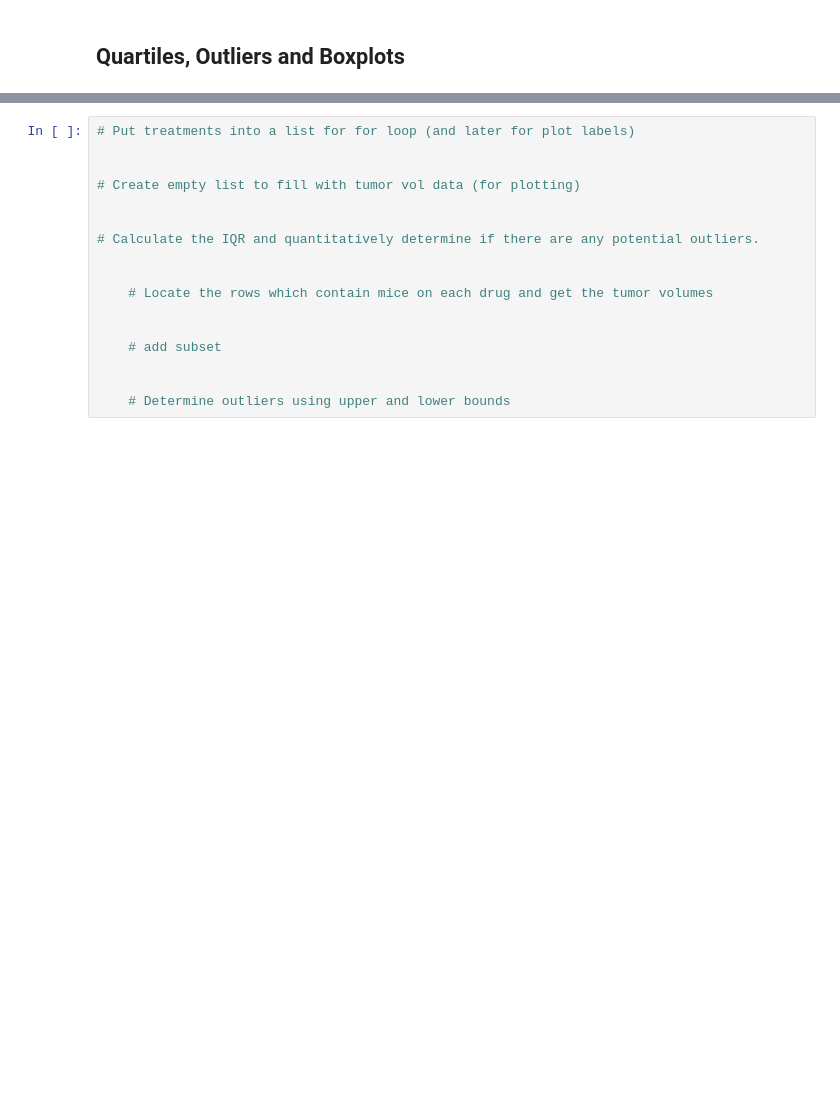
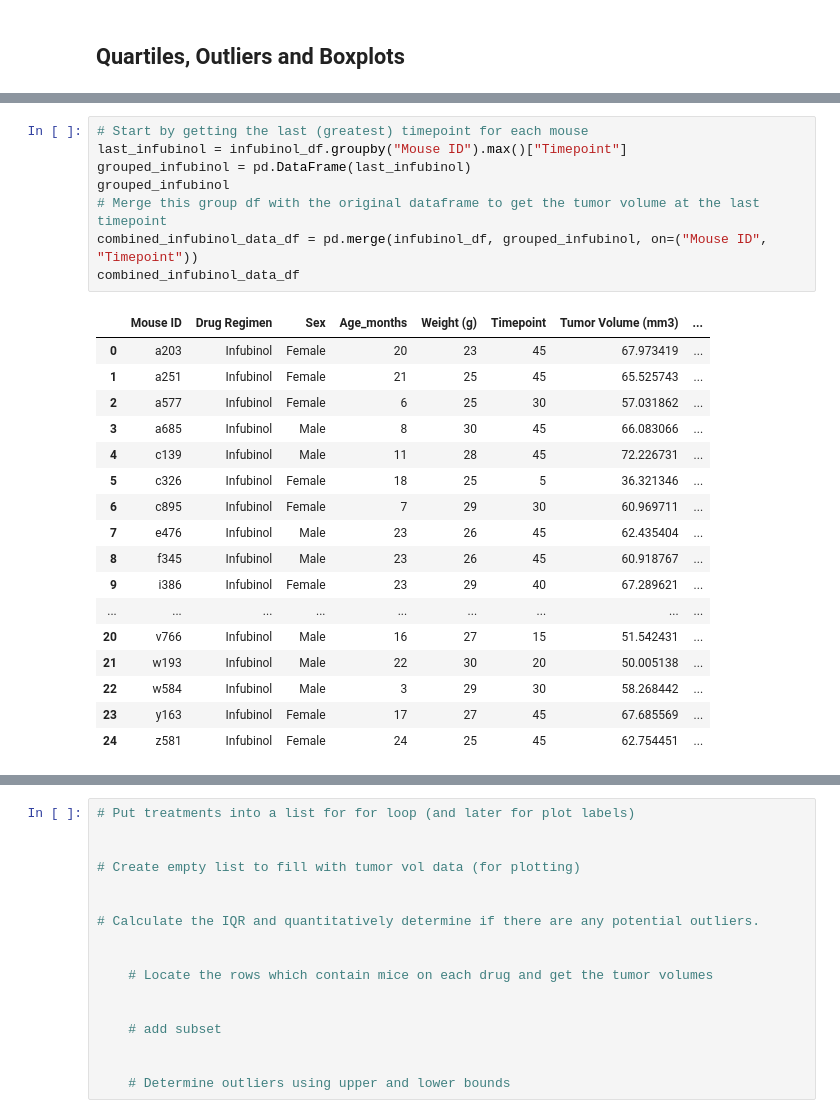
Before and after one commit to nicpie-bit/Mouse-Tumor-Analysis-Matplotlib, a Jupyter notebook: PowerOfPlots/pymaceuticals_starter.ipynb, the cells around one changed output, grey strips where cells are left out. Drawn from its saved outputs; the diff is of its cells as text; blank space fills up the shorter version.

```diff
--- a/PowerOfPlots/pymaceuticals_starter.ipynb
+++ b/PowerOfPlots/pymaceuticals_starter.ipynb
@@ -257,3 +268,29 @@ combined_capomulin_data_df
+# %%
+# Start by getting the last (greatest) timepoint for each mouse
+last_infubinol = infubinol_df.groupby("Mouse ID").max()["Timepoint"]
+grouped_infubinol = pd.DataFrame(last_infubinol)
+grouped_infubinol
+# Merge this group df with the original dataframe to get the tumor volume at the last timepoint
+combined_infubinol_data_df = pd.merge(infubinol_df, grouped_infubinol, on=("Mouse ID", "Timepoint"))
+combined_infubinol_data_df
+# %% [output]
+|  | Mouse ID | Drug Regimen | Sex | Age_months | Weight (g) | Timepoint | Tumor Volume (mm3) | ... |
+| 0 | a203 | Infubinol | Female | 20 | 23 | 45 | 67.973419 | ... |
+| 1 | a251 | Infubinol | Female | 21 | 25 | 45 | 65.525743 | ... |
+| 2 | a577 | Infubinol | Female | 6 | 25 | 30 | 57.031862 | ... |
+| 3 | a685 | Infubinol | Male | 8 | 30 | 45 | 66.083066 | ... |
+| 4 | c139 | Infubinol | Male | 11 | 28 | 45 | 72.226731 | ... |
+| 5 | c326 | Infubinol | Female | 18 | 25 | 5 | 36.321346 | ... |
+| 6 | c895 | Infubinol | Female | 7 | 29 | 30 | 60.969711 | ... |
+| 7 | e476 | Infubinol | Male | 23 | 26 | 45 | 62.435404 | ... |
+| 8 | f345 | Infubinol | Male | 23 | 26 | 45 | 60.918767 | ... |
+| 9 | i386 | Infubinol | Female | 23 | 29 | 40 | 67.289621 | ... |
+| ... | ... | ... | ... | ... | ... | ... | ... | ... |
+| 20 | v766 | Infubinol | Male | 16 | 27 | 15 | 51.542431 | ... |
+| 21 | w193 | Infubinol | Male | 22 | 30 | 20 | 50.005138 | ... |
+| 22 | w584 | Infubinol | Male | 3 | 29 | 30 | 58.268442 | ... |
+| 23 | y163 | Infubinol | Female | 17 | 27 | 45 | 67.685569 | ... |
+| 24 | z581 | Infubinol | Female | 24 | 25 | 45 | 62.754451 | ... |
 # %%
 # Start by getting the last (greatest) timepoint for each mouse
 last_ceftamin = ceftamin_df.groupby("Mouse ID").max()["Timepoint"]
```
Also changed, not shown: parts of 5 cells of this notebook.
